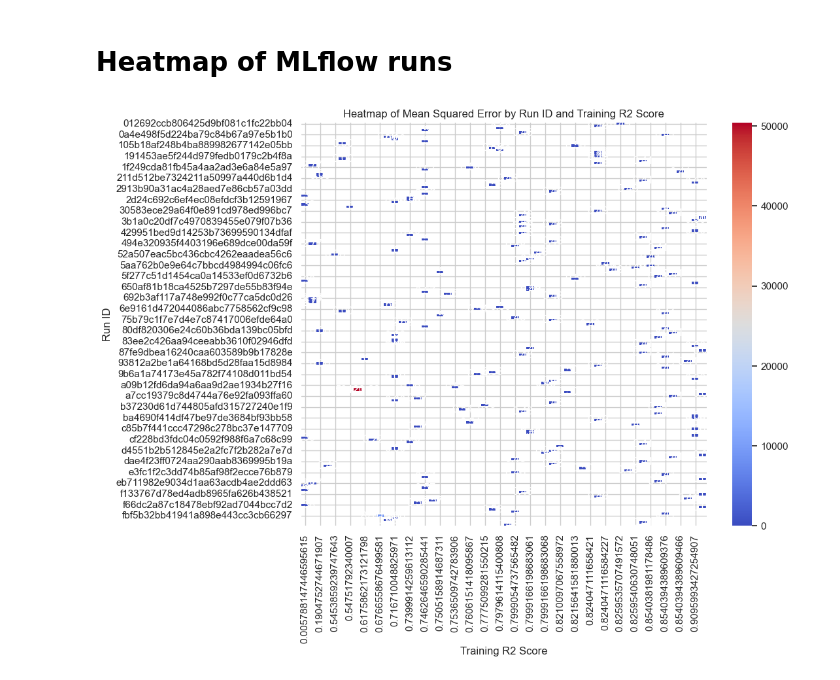
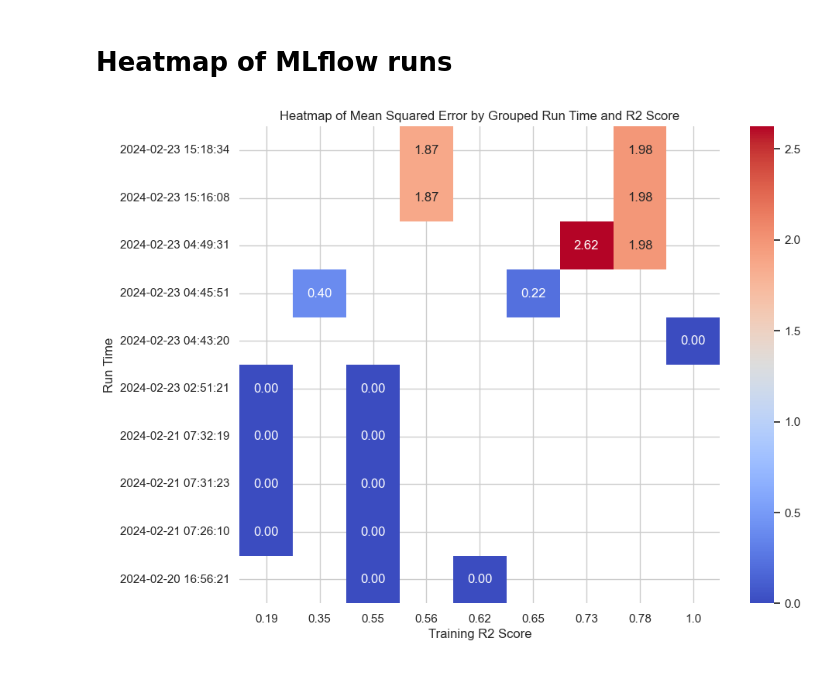
Before and after one commit to georgeh12/reddit-gpt, a Jupyter notebook: vader-analysis.ipynb, the cells around one changed output. Saved outputs shown, nothing was run; the diff lists cells and outputs as text; code cells hidden in the pictures.

```diff
--- a/vader-analysis.ipynb
+++ b/vader-analysis.ipynb
@@ -585,16 +599,37 @@ for category in ['subreddit', 'query']:
 # %%
 # Fetch the data from MLflow
 experiments = mlflow.search_runs()
 
+# Convert 'start_time' column to datetime
+experiments['start_time'] = pd.to_datetime(experiments['start_time'])
+# Format 'start_time' to include date, hour, minute, and second
+experiments['start_time'] = experiments['start_time'].dt.strftime('%Y-%m-%d %H:%M:%S')
+
+# Trim the values in 'metrics.training_r2_score' to two decimal places
+experiments['metrics.training_r2_score'] = experiments['metrics.training_r2_score'].apply(lambda x: round(x, 2))
+
+# Sort by 'start_time' column in descending order
+experiments_sorted = experiments.sort_values(by='start_time', ascending=False)
+
+# Take every 4 experiments and collate them
+experiments_sorted['start_time_grouped'] = experiments_sorted.groupby(experiments_sorted.index // 2)['start_time'].transform(lambda x: x.iloc[0])
+
+# Take the most recent 5 experiments
+num_experiments = 10
+recent_experiments = experiments_sorted.head(num_experiments*2)
+
 # Organize the data into a DataFrame
-heatmap_data = experiments.pivot_table(index='run_id', columns='metrics.training_r2_score', values='metrics.training_mean_squared_error')
+heatmap_data = recent_experiments.pivot_table(index='start_time_grouped', columns='metrics.training_r2_score', values='metrics.training_mean_squared_error')
+
+# Sort the index in descending order
+heatmap_data = heatmap_data.sort_index(ascending=False)
 
 # Create the heatmap using Seaborn
 plt.figure(figsize=(10, 8))
 sns.heatmap(heatmap_data, cmap='coolwarm', annot=True, fmt=".2f")
-plt.title('Heatmap of Mean Squared Error by Run ID and Training R2 Score')
+plt.title('Heatmap of Mean Squared Error by Grouped Run Time and R2 Score')
 plt.xlabel('Training R2 Score')
-plt.ylabel('Run ID')
+plt.ylabel('Run Time')
 plt.show()
 # %% [output]
-[figure, old version]
+[figure, new version]
```
Also changed, not shown: parts of 7 cells of this notebook, 2 other files.
